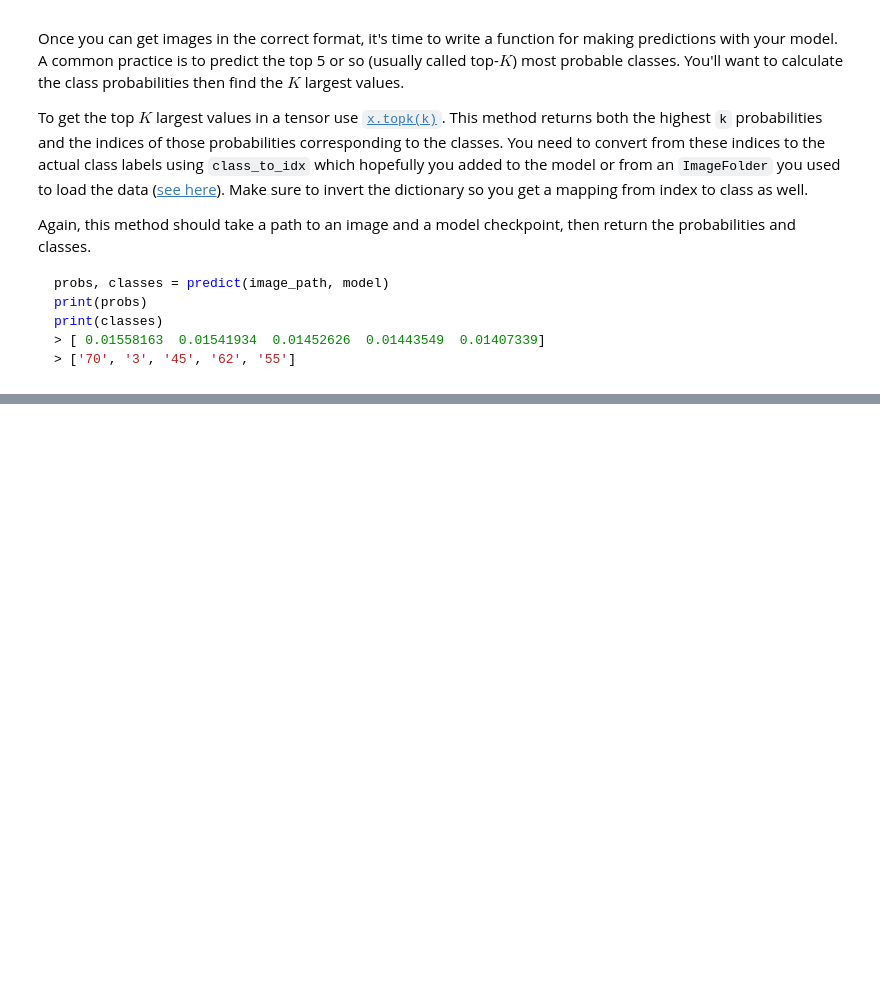
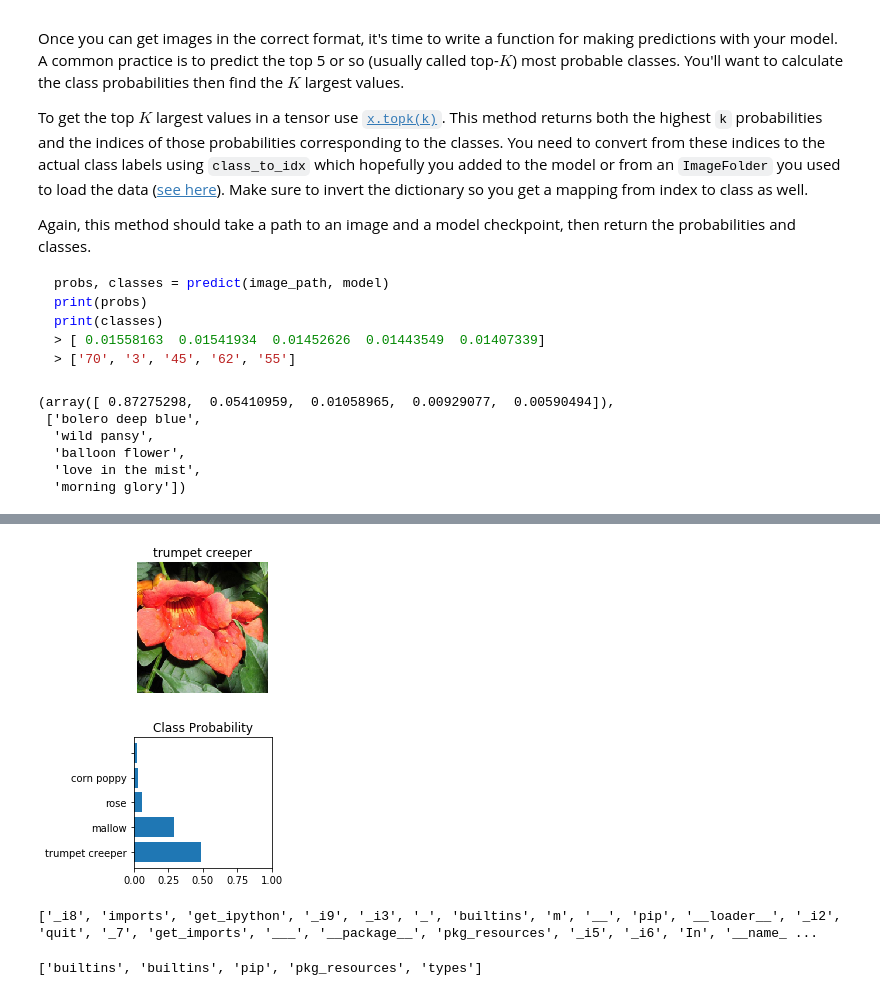
Before and after one commit to k-bosko/Image-Classifier, a Jupyter notebook: p2_deep_learning/Image Classifier Project.ipynb, the cells around one changed output, grey strips where cells are left out. Drawn from its saved outputs; the diff is of its cells as text; code cells hidden in the pictures; blank space fills up the shorter version.

```diff
--- a/p2_deep_learning/Image Classifier Project.ipynb
+++ b/p2_deep_learning/Image Classifier Project.ipynb
@@ -332,10 +427,3 @@ def load_checkpoint(filepath):
-# %%
-model, optimizer, iterations, criterion, train_losses, valid_losses = load_checkpoint('checkpoint_vgg16_3epochs.pth')
-print(iterations)
-print(train_losses)
-print(valid_losses)
-print(model)
-print(optimizer.state_dict)
 # %% [markdown]
 # Inference for classification
 
@@ -437,13 +527,13 @@ def predict(image_path, model, topk=5):
     model.eval()
     # Turn off gradients to speed up this part
     with torch.no_grad():
-        model.double()
+        model.type(torch.DoubleTensor)
         logits = model.forward(img.unsqueeze_(0))
 
     # Output of the network are logits, need to take exponential for probabilities
     ps = torch.exp(logits)
 
-    probs, class_idx = ps.topk(5, dim=1)
+    probs, class_idx = ps.topk(topk, dim=1)
     probs = probs.data.numpy().squeeze()
     class_idx = class_idx.data.numpy().squeeze()
 
@@ -460,8 +550,18 @@ def predict(image_path, model, topk=5):
         y = cat_to_name[x]
         pred_class_names.append(y)
 
-    return probs, pred_class_names
+    return probs, pred_class_names, topk
     # TODO: Implement the code to predict the class from an image file
+# %%
+probs, pred_class_names, _ = predict('flowers/test/45/image_07139.jpg', model)
+probs, pred_class_names
+# %% [output]
+(array([ 0.87275298,  0.05410959,  0.01058965,  0.00929077,  0.00590494]),
+ ['bolero deep blue',
+  'wild pansy',
+  'balloon flower',
+  'love in the mist',
+  'morning glory'])
 # %% [markdown]
 ## Sanity Checking
 
@@ -475,7 +575,7 @@ You can convert from the class integer encoding to actual flower names with the
 def view_classify(img_path, model):
     ''' Function for viewing an image and it's predicted classes.
     '''
-    probs, pred_class_names = predict(img_path, model)
+    probs, pred_class_names, topk = predict(img_path, model)
 
     img = Image.open(img_path)
     img.thumbnail([256, 256])
@@ -485,16 +585,55 @@ def view_classify(img_path, model):
 
     cat_from_path =  str(img_path.split('/')[-2])
 
-    fig, (ax1, ax2) = plt.subplots(figsize=(5,7), nrows=2)
+    fig, (ax1, ax2) = plt.subplots(figsize=(4,5), nrows=2)
     ax1.imshow(center_cropped)
     ax1.axis('off')
     ax2.set_aspect(0.18)
     ax1.set_title(cat_to_name[cat_from_path])
-    ax2.set_yticks(np.arange(5))
     ax2.set_yticklabels(pred_class_names)
-    ax2.barh(np.arange(5), probs)
+    ax2.barh(np.arange(topk), probs)
     ax2.set_title('Class Probability')
     ax2.set_xlim(0, 1)
     fig.tight_layout();
 # %%
-view_classify('flowers/test/6/image_07182.jpg', model)
+view_classify('flowers/test/101/image_07949.jpg', model)
+# %% [output]
+[figure, added]
+# %%
+import pkg_resources
+import types
+def get_imports():
+    for name, val in globals().items():
+        if isinstance(val, types.ModuleType):
+            # Split ensures you get root package,
+            # not just imported function
+            name = val.__name__.split(".")[0]
+
+        elif isinstance(val, type):
+            name = val.__module__.split(".")[0]
+
+        yield name
+imports = list(set(get_imports()))
+print(imports)
+
+# The only way I found to get the version of the root package
+# from only the name of the package is to cross-check the names
+# of installed packages vs. imported packages
+requirements = []
+for m in pkg_resources.working_set:
+    if m.project_name in imports and m.project_name!="pip":
+        requirements.append((m.project_name, m.version))
+
+for r in requirements:
+    print("{}=={}".format(*r))
+# %% [output]
+['_i8', 'imports', 'get_ipython', '_i9', '_i3', '_', 'builtins', 'm', '__', 'pip', '__loader__', '_i2', 'quit', '_7', 'get_imports', '___', '__package__', 'pkg_resources', '_i5', '_i6', 'In', '__name_ ...
+# %%
+import types
+def imports():
+    for name, val in globals().items():
+        if isinstance(val, types.ModuleType):
+            yield val.__name__
+list(imports())
+# %% [output]
+['builtins', 'builtins', 'pip', 'pkg_resources', 'types']
```
Also changed, not shown: parts of 16 cells of this notebook, 13 other files.
